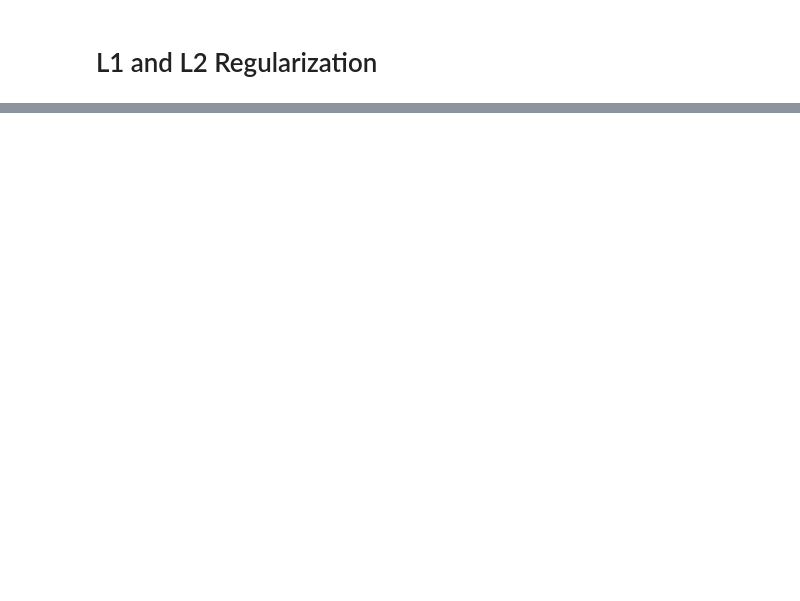
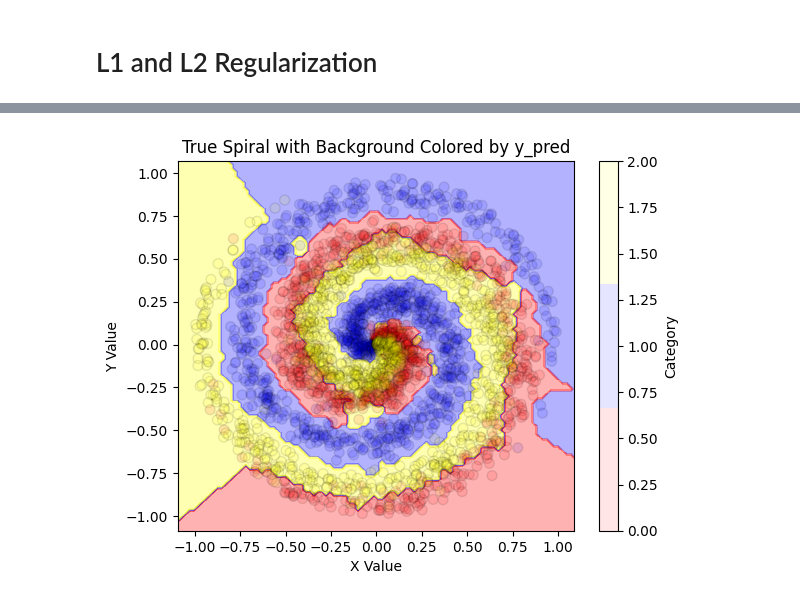
Before and after one commit to ethanlewellin/NNS, a Jupyter notebook: Chapter14.ipynb, the cells around one changed output, grey strips where cells are left out. Cells and saved outputs as stored; diff of their text form; code cells hidden in the pictures; blank space fills up the shorter version.

```diff
--- a/Chapter14.ipynb
+++ b/Chapter14.ipynb
@@ -200,0 +196,87 @@ Quite a bit better
+# %%
+X, y = spiral_data(samples=1000, classes=3)
+
+dense1 = Layer_Dense(2, 512, weight_regularizer_l2=5e-4, bias_regularizer_l2=5e-4)
+
+activation1 = NN.Activation_ReLU()
+
+dense2 = Layer_Dense(512,3)
+
+loss_activation = NN.Activation_Softmax_Loss_CategoricalCrossentropy()
+
+optimizer = NN.Optimizer_Adam(learning_rate=0.2, decay=5e-7)
+
+for epoch in range(10001):
+
+    dense1.forward(X)
+    activation1.forward(dense1.output)
+    dense2.forward(activation1.output)
+
+    data_loss = loss_activation.forward(dense2.output, y)
+
+    regularization_loss = loss_activation.loss.regularization_loss(dense1) + loss_activation.loss.regularization_loss(dense2)
+
+    loss = data_loss + regularization_loss
+
+    predictions = np.argmax(loss_activation.output, axis=1)
+    if len(y.shape) == 2:
+        y = np.argmax(y, axis=1)
+    accuracy = np.mean(predictions==y)
+
+    if not epoch % 1000:
+        print(  f'epoch: {epoch}, ' +
+                f'acc: {accuracy :.3f} , ' +
+                f'loss: {loss :.3f} (' +
+                f'data_loss: {data_loss :.3f} , ' +
+                f'reg_loss: {regularization_loss :.3f}), ' +
+                f'lr: {optimizer.current_learning_rate}, ' +
+                f'validation, acc: {accuracy :.3f} , loss: {loss :.3f} ')
+
+
+    # Backward pass
+    loss_activation.backward(loss_activation.output, y)
+    dense2.backward(loss_activation.dinputs)
+    activation1.backward(dense2.dinputs)
+    dense1.backward(activation1.dinputs)
+    # Update weights and biases
+    optimizer.pre_update_params()
+    optimizer.update_params(dense1)
+    optimizer.update_params(dense2)
+    optimizer.post_update_params()
+
+
+#  Create a meshgrid for the plot background
+x_min, x_max = X[:, 0].min() -0.1 , X[:, 0].max() +0.1
+y_min, y_max = X[:, 1].min() -0.1, X[:, 1].max() +0.1
+xx, yy = np.meshgrid(np.linspace(x_min, x_max, 100), np.linspace(y_min, y_max, 100))
+
+# Step 2: Predict the category for each point in the meshgrid based off of y_pred
+# Using the nearest neighbors
+
+knn = KNeighborsClassifier(n_neighbors=1)
+knn.fit(X, predictions)
+
+# Predict categories for the meshgrid points
+Z = knn.predict(np.c_[xx.ravel(), yy.ravel()])
+
+# Reshape the predictions back to the grid shape
+Z = Z.reshape(xx.shape)
+
+# Create the background color plot
+cmap = ListedColormap(['red', 'blue', 'yellow'])  # Assign colors for each category
+plt.contourf(xx, yy, Z, cmap=cmap, alpha=0.3)  # Fill the regions with color
+
+# Plot the scatter plot,
+plt.scatter(X[:, 0], X[:, 1], c=y, cmap=cmap, edgecolors='k', s=50, alpha=0.1)
+
+# Add color bar to indicate values of y_pred
+plt.colorbar(label='Category')
+
+# Add labels and title
+plt.xlabel('X Value')
+plt.ylabel('Y Value')
+plt.title('True Spiral with Background Colored by y_pred')
+
+# Show the plot
+plt.show()
+# %% [output]
@@ -200,0 +294 @@ Quite a bit better
+[figure, added]
```
Also changed, not shown: parts of 4 cells of this notebook.
